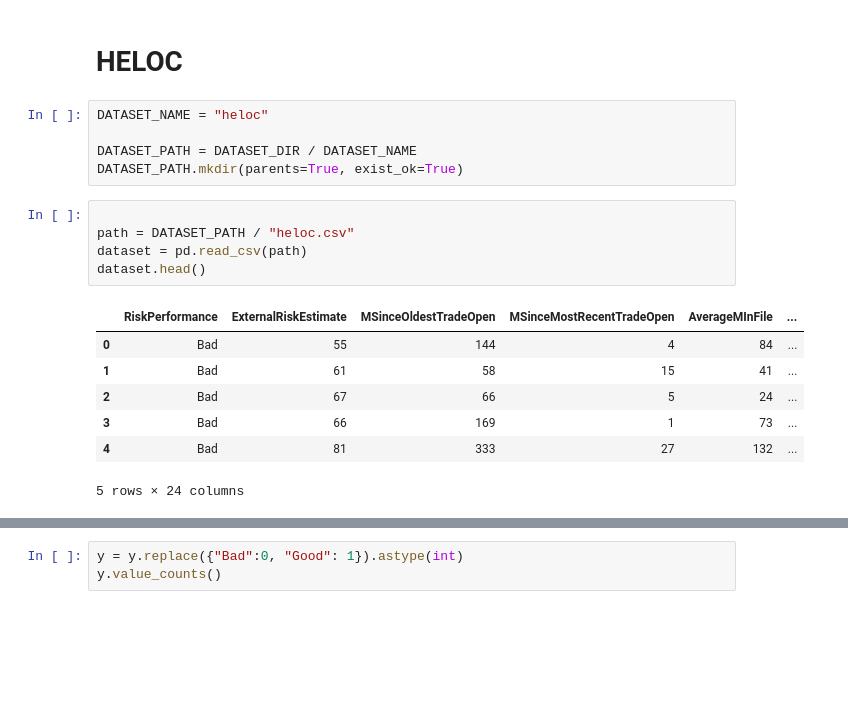
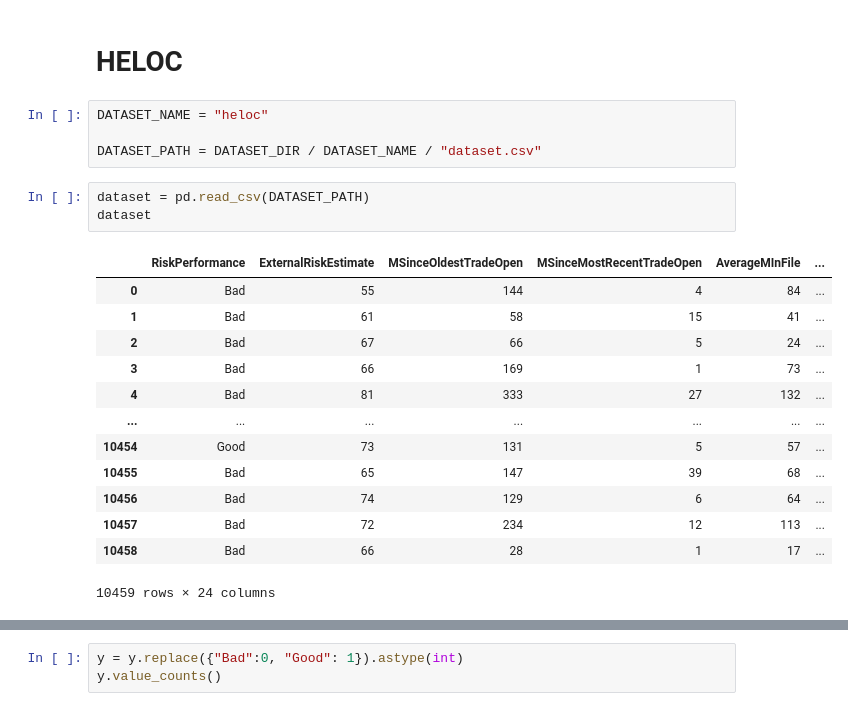
Before and after one commit to EdenYavin/Tabular-Cloud-ML, a Jupyter notebook: notebooks/preprocess.ipynb, the cells around one changed output, grey strips where cells are left out. Cells and saved outputs as stored; diff of their text form; blank space fills up the shorter version.

```diff
--- a/notebooks/preprocess.ipynb
+++ b/notebooks/preprocess.ipynb
@@ -432,19 +266,22 @@ And if memory is not enough, you can set `force_col_wise=true`.
 # %%
 DATASET_NAME = "heloc"
 
-DATASET_PATH = DATASET_DIR / DATASET_NAME
-DATASET_PATH.mkdir(parents=True, exist_ok=True)
+DATASET_PATH = DATASET_DIR / DATASET_NAME / "dataset.csv"
 # %%
-
-path = DATASET_PATH / "heloc.csv"
-dataset = pd.read_csv(path)
-dataset.head()
+dataset = pd.read_csv(DATASET_PATH)
+dataset
 # %% [output]
 |  | RiskPerformance | ExternalRiskEstimate | MSinceOldestTradeOpen | MSinceMostRecentTradeOpen | AverageMInFile | ... |
 | 0 | Bad | 55 | 144 | 4 | 84 | ... |
 | 1 | Bad | 61 | 58 | 15 | 41 | ... |
 | 2 | Bad | 67 | 66 | 5 | 24 | ... |
 | 3 | Bad | 66 | 169 | 1 | 73 | ... |
 | 4 | Bad | 81 | 333 | 27 | 132 | ... |
+| ... | ... | ... | ... | ... | ... | ... |
+| 10454 | Good | 73 | 131 | 5 | 57 | ... |
+| 10455 | Bad | 65 | 147 | 39 | 68 | ... |
+| 10456 | Bad | 74 | 129 | 6 | 64 | ... |
+| 10457 | Bad | 72 | 234 | 12 | 113 | ... |
+| 10458 | Bad | 66 | 28 | 1 | 17 | ... |
-5 rows × 24 columns
+10459 rows × 24 columns
 # %%
```
Also changed, not shown: parts of 35 cells of this notebook, 11 other files.
